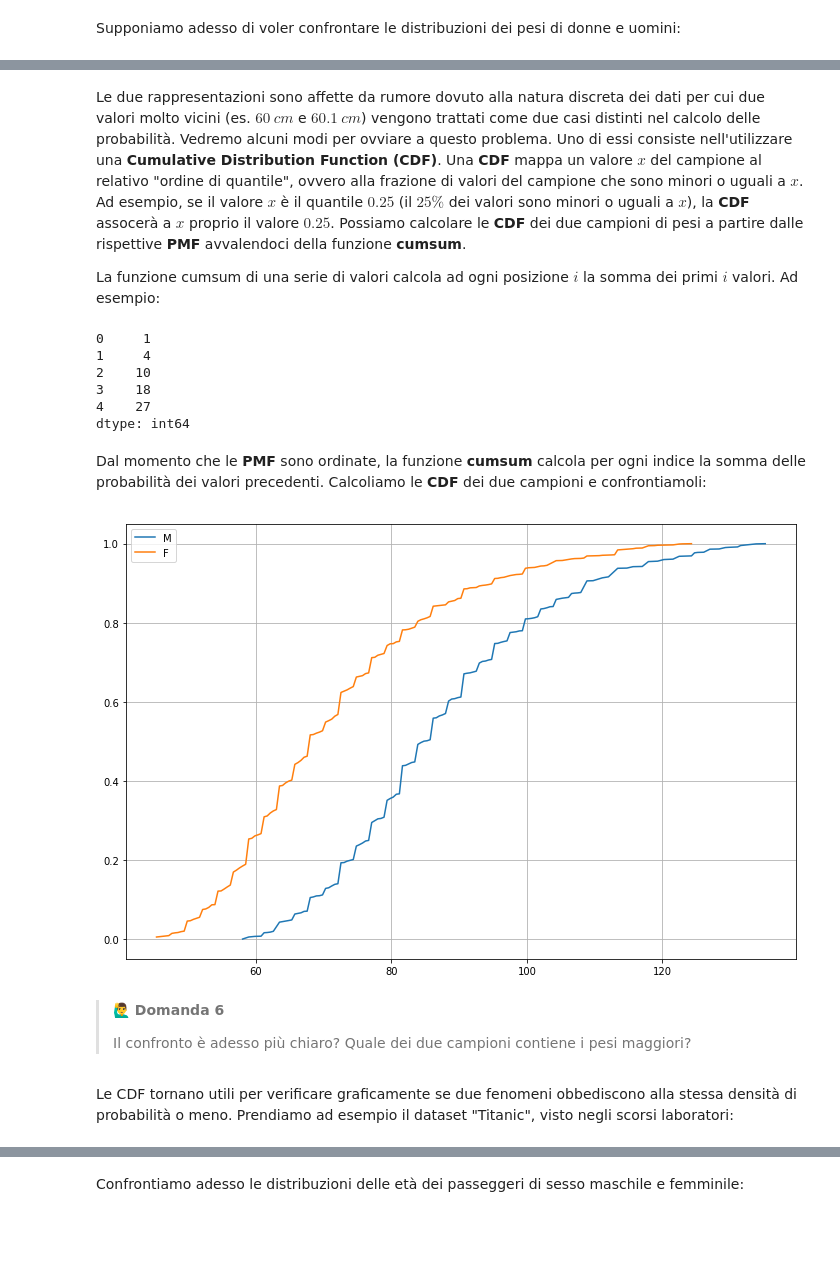
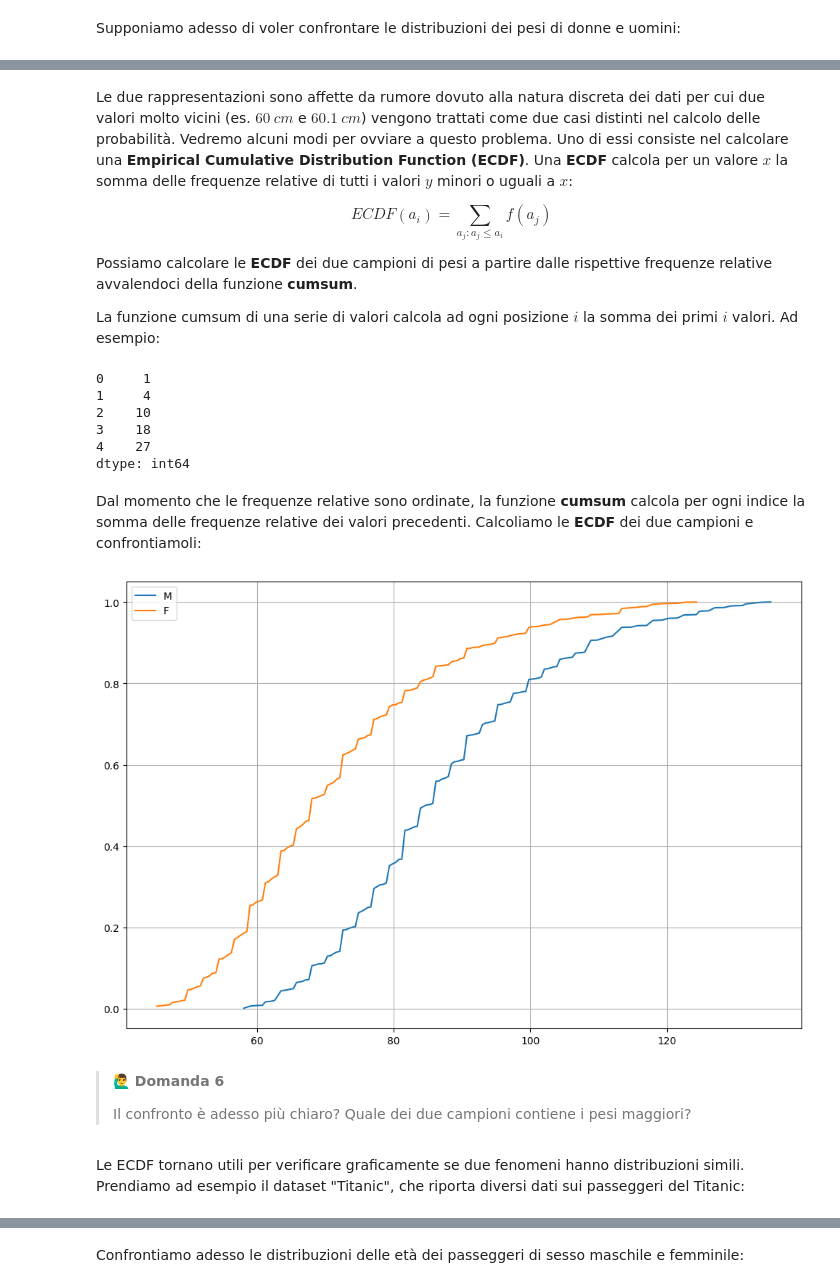
Before and after one commit to antoninofurnari/fadlecturenotes2425, a Jupyter notebook: lecturenotes/lectures/statistica_descrittiva/01_distribuzione_dei_dati.ipynb, the cells around one changed output, grey strips where cells are left out. Drawn from its saved outputs; the diff is of its cells as text; code cells hidden in the pictures; blank space fills up the shorter version.

```diff
--- a/lecturenotes/lectures/statistica_descrittiva/01_distribuzione_dei_dati.ipynb
+++ b/lecturenotes/lectures/statistica_descrittiva/01_distribuzione_dei_dati.ipynb
@@ -272,5 +318,9 @@ plt.show()
 # %% [markdown]
-Le due rappresentazioni sono affette da rumore dovuto alla natura discreta dei dati per cui due valori molto vicini (es. $60\ cm$ e $60.1\ cm$) vengono trattati come due casi distinti nel calcolo delle probabilità. Vedremo alcuni modi per ovviare a questo problema. Uno di essi consiste nell'utilizzare una **Cumulative Distribution Function (CDF)**. Una **CDF** mappa un valore $x$ del campione al relativo "ordine di quantile", ovvero alla frazione di valori del campione che sono minori o uguali a $x$. Ad esempio, se il valore $x$ è il quantile $0.25$ (il $25\%$ dei valori sono minori o uguali a $x$), la **CDF** assocerà a $x$ proprio il valore $0.25$. Possiamo calcolare le **CDF** dei due campioni di pesi a partire dalle rispettive **PMF** avvalendoci della funzione **cumsum**.
+Le due rappresentazioni sono affette da rumore dovuto alla natura discreta dei dati per cui due valori molto vicini (es. $60\ cm$ e $60.1\ cm$) vengono trattati come due casi distinti nel calcolo delle probabilità. Vedremo alcuni modi per ovviare a questo problema. Uno di essi consiste nel calcolare una **Empirical Cumulative Distribution Function (ECDF)**. Una **ECDF** calcola per un valore $x$ la somma delle frequenze relative di tutti i valori $y$ minori o uguali a $x$:
+
+$$ECDF(a_i) = \sum_{a_j: a_j\leq a_i} f(a_j)$$
+
+Possiamo calcolare le **ECDF** dei due campioni di pesi a partire dalle rispettive frequenze relative avvalendoci della funzione **cumsum**.
 
 La funzione cumsum di una serie di valori calcola ad ogni posizione $i$ la somma dei primi $i$ valori. Ad esempio:
 # %%
@@ -284,25 +334,25 @@ a.cumsum()
 4    27
 dtype: int64
 # %% [markdown]
-Dal momento che le **PMF** sono ordinate, la funzione **cumsum** calcola per ogni indice la somma delle probabilità dei valori precedenti. Calcoliamo le **CDF** dei due campioni e confrontiamoli:
+Dal momento che le frequenze relative sono ordinate, la funzione **cumsum** calcola per ogni indice la somma delle frequenze relative dei valori precedenti. Calcoliamo le **ECDF** dei due campioni e confrontiamoli:
 # %%
-cdf_weight_m = data[data['sex']=='M']['weight'].value_counts(normalize=True).sort_index().cumsum()
-cdf_weight_f = data[data['sex']=='F']['weight'].value_counts(normalize=True).sort_index().cumsum()
+ecdf_weight_m = data[data['sex']=='M']['weight'].value_counts(normalize=True).sort_index().cumsum()
+ecdf_weight_f = data[data['sex']=='F']['weight'].value_counts(normalize=True).sort_index().cumsum()
 
 plt.figure(figsize=(12,8))
-plt.plot(cdf_weight_m.index, cdf_weight_m.values)
-plt.plot(cdf_weight_f.index, cdf_weight_f.values)
+plt.plot(ecdf_weight_m.index, ecdf_weight_m.values)
+plt.plot(ecdf_weight_f.index, ecdf_weight_f.values)
 plt.legend(['M','F'])
 plt.grid()
 plt.show()
 # %% [output]
-[figure, old version]
+[figure, new version]
 # %% [markdown]
 > **🙋‍♂️ Domanda 6**
 >
 > Il confronto è adesso più chiaro? Quale dei due campioni contiene i pesi maggiori?
 # %% [markdown]
-Le CDF tornano utili per verificare graficamente se due fenomeni obbediscono alla stessa densità di probabilità o meno. Prendiamo ad esempio il dataset "Titanic", visto negli scorsi laboratori:
+Le ECDF tornano utili per verificare graficamente se due fenomeni hanno distribuzioni simili. Prendiamo ad esempio il dataset "Titanic", che riporta diversi dati sui passeggeri del Titanic:
 # %%
 titanic = \
 pd.read_csv('https://raw.githubusercontent.com/agconti/kaggle-titanic/master/data/train.csv',
```
Also changed, not shown: parts of 47 cells of this notebook.
